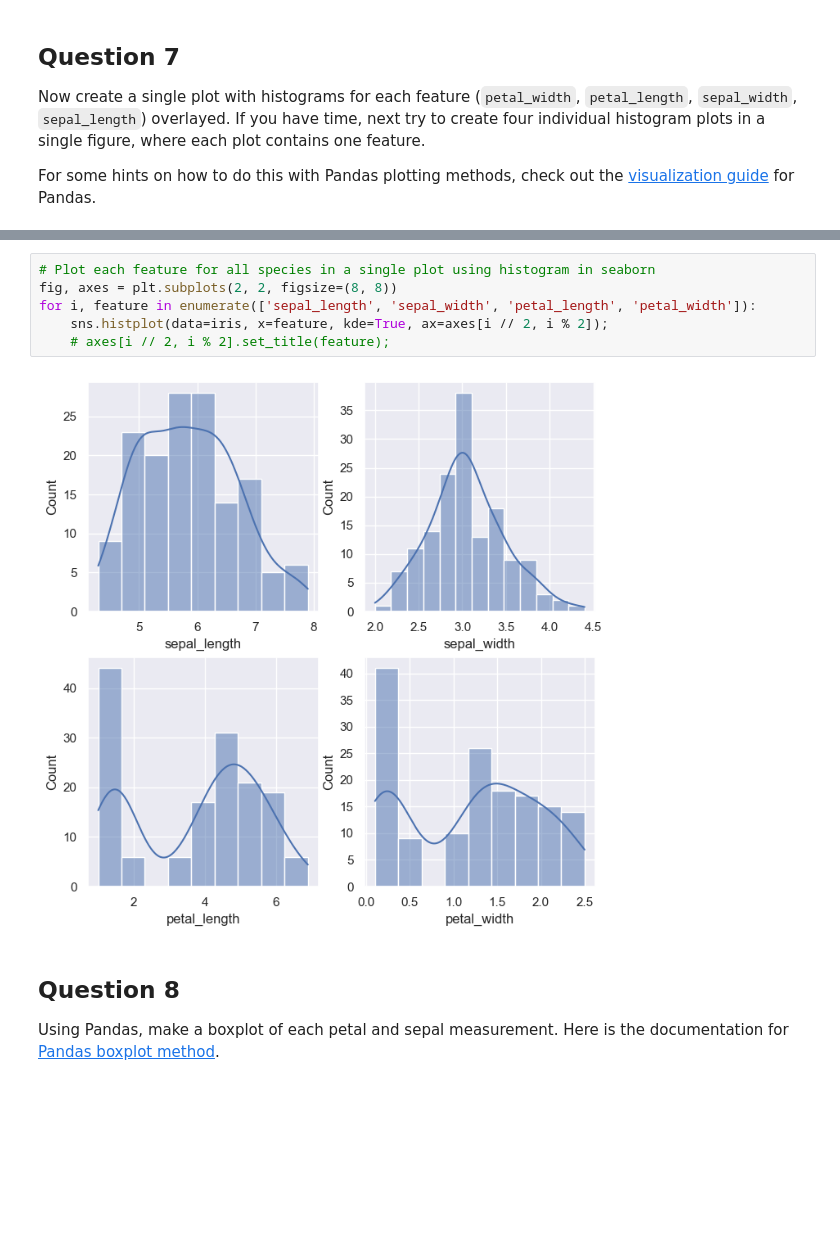
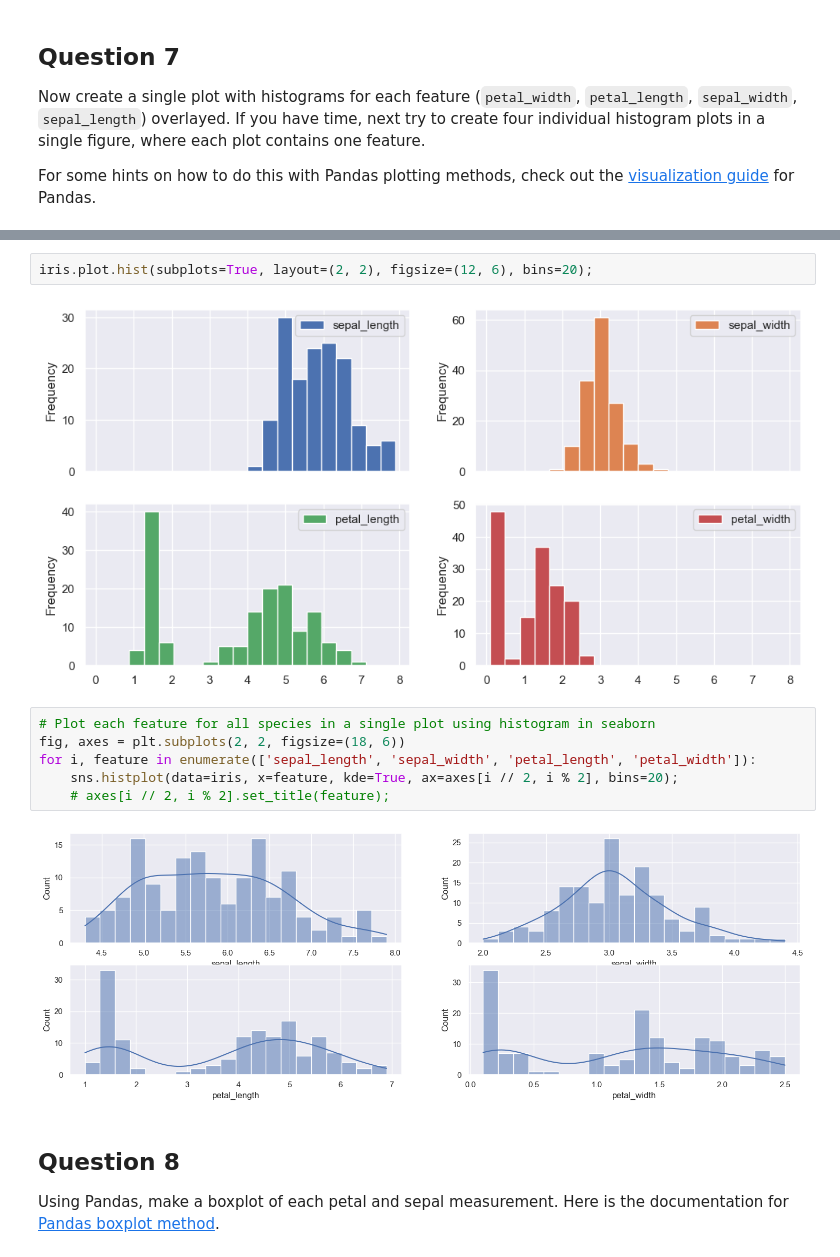
Before and after one commit to ilyarudyak/ibm-machine-learning, a Jupyter notebook: 01-exploratory-analysis/01c_LAB_EDA.ipynb, the cells around one changed output, grey strips where cells are left out. Cells and saved outputs as stored; diff of their text form; blank space fills up the shorter version.

```diff
--- a/01-exploratory-analysis/01c_LAB_EDA.ipynb
+++ b/01-exploratory-analysis/01c_LAB_EDA.ipynb
@@ -233,11 +274,15 @@ For some hints on how to do this with Pandas plotting methods, check out the [vi
+# %%
+iris.plot.hist(subplots=True, layout=(2, 2), figsize=(12, 6), bins=20);
+# %% [output]
+[figure, added]
 # %%
 # Plot each feature for all species in a single plot using histogram in seaborn
-fig, axes = plt.subplots(2, 2, figsize=(8, 8))
+fig, axes = plt.subplots(2, 2, figsize=(18, 6))
 for i, feature in enumerate(['sepal_length', 'sepal_width', 'petal_length', 'petal_width']):
-    sns.histplot(data=iris, x=feature, kde=True, ax=axes[i // 2, i % 2]);
+    sns.histplot(data=iris, x=feature, kde=True, ax=axes[i // 2, i % 2], bins=20);
     # axes[i // 2, i % 2].set_title(feature);
 # %% [output]
-[figure, old version]
+[figure, new version]
 # %% [markdown]
 ## Question 8
 
```
Also changed, not shown: parts of 9 cells of this notebook, 5 other files.
